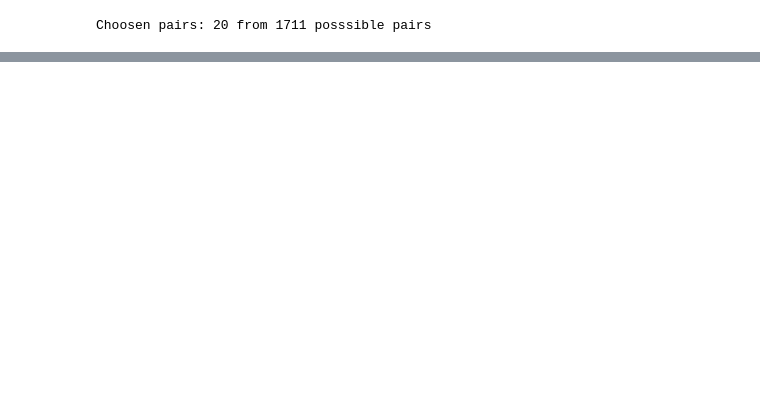
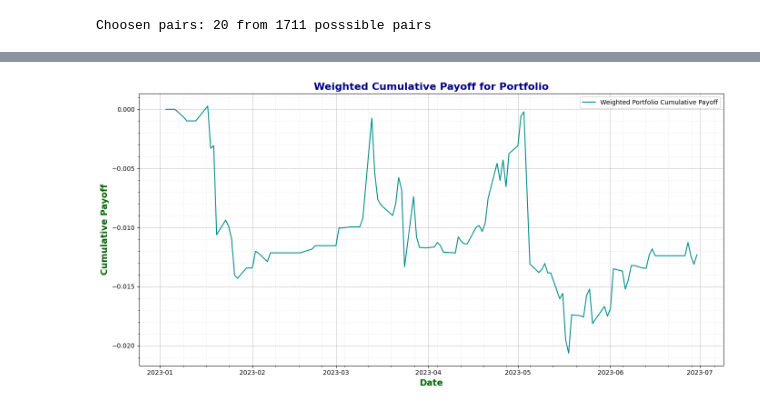
Before and after one commit to lamaxko/Pairs-Trading-Strategy, a Jupyter notebook: Code/VisCopulasMethod.ipynb, the cells around one changed output, grey strips where cells are left out. Cells and saved outputs as stored; diff of their text form; code cells hidden in the pictures; blank space fills up the shorter version.

```diff
--- a/Code/VisCopulasMethod.ipynb
+++ b/Code/VisCopulasMethod.ipynb
@@ -208,0 +371,7 @@ R classes: ('list',)
+# %%
+# Plot payoffs of portfolio with equal weights
+
+weights = equal_weighing_scheme(pairs)
+plot_cumulative_payoff_portfolio_weighted(test_data, signals, pairs, weights)
+# %% [output]
+[figure, added]
```
Also changed, not shown: parts of 15 cells of this notebook, 5 other files.
